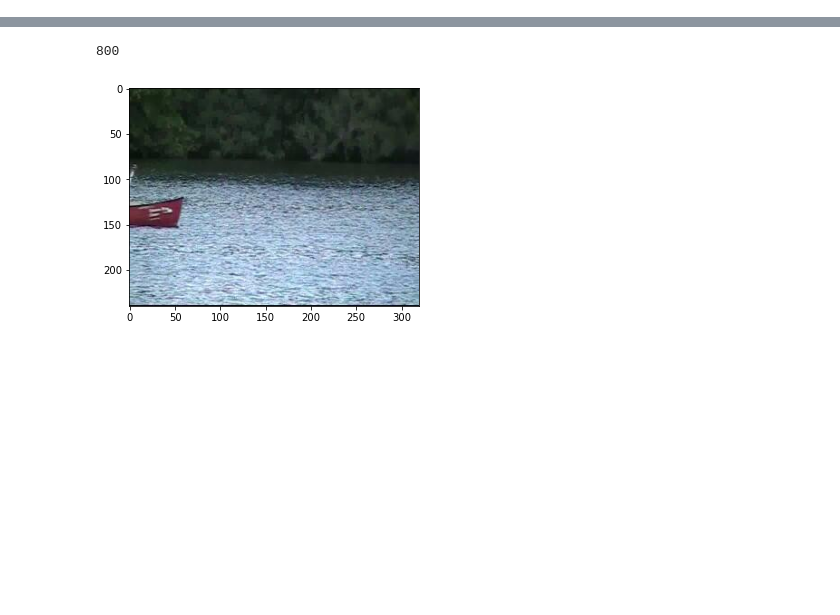
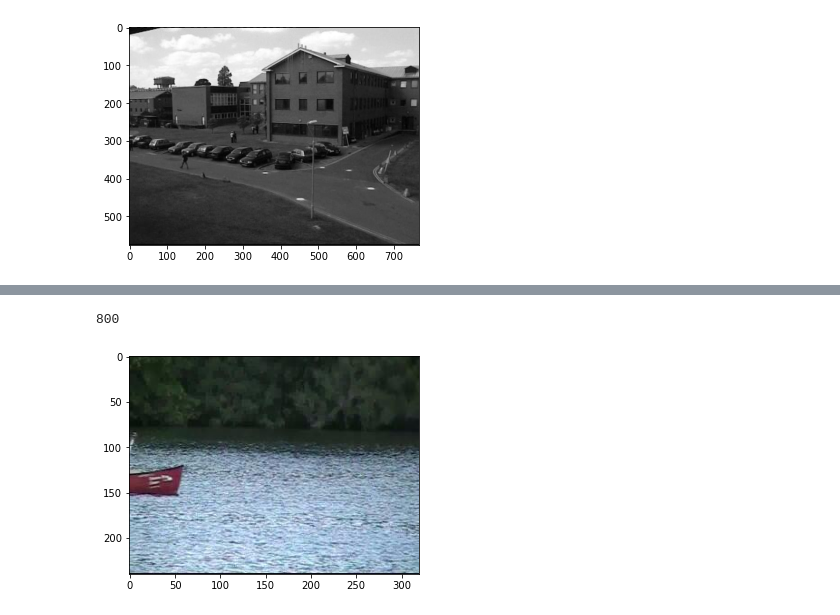
Before and after one commit to chiragmohapatra/BackgroundSubtraction, a Jupyter notebook: main.ipynb, the cells around one changed output, grey strips where cells are left out. Saved outputs shown, nothing was run; the diff lists cells and outputs as text; code cells hidden in the pictures; blank space fills up the shorter version.

```diff
--- a/main.ipynb
+++ b/main.ipynb
@@ -6,10 +6,10 @@ import argparse
 import numpy as np
 import matplotlib.pyplot as plt
 
-inp_path = '../COL780-A1-Data/moving_bg/input'
-out_path = '../COL780-A1-Data/moving_bg/preds'
-category = 'm'
-eval_frames = '../COL780-A1-Data/moving_bg/eval_frames.txt'
+inp_path = '../COL780-A1-Data/illumination/input'
+out_path = '../COL780-A1-Data/illumination/preds'
+category = 'i'
+eval_frames = '../COL780-A1-Data/illumination/eval_frames.txt'
 
 args = argparse.Namespace(
     inp_path=inp_path,
@@ -39,3 +39,9 @@ def get_input_frames(args, bnw=False):
 inp_frames = get_input_frames(args, False)
 # %%
 inp_frames_gray = get_input_frames(args, True)
+# %%
+img = inp_frames_gray[200][1]
+plt.imshow(img, cmap='gray')
+plt.show()
+# %% [output]
+[figure, added]
```
Also changed, not shown: parts of 1 cell of this notebook, 5 other files.
